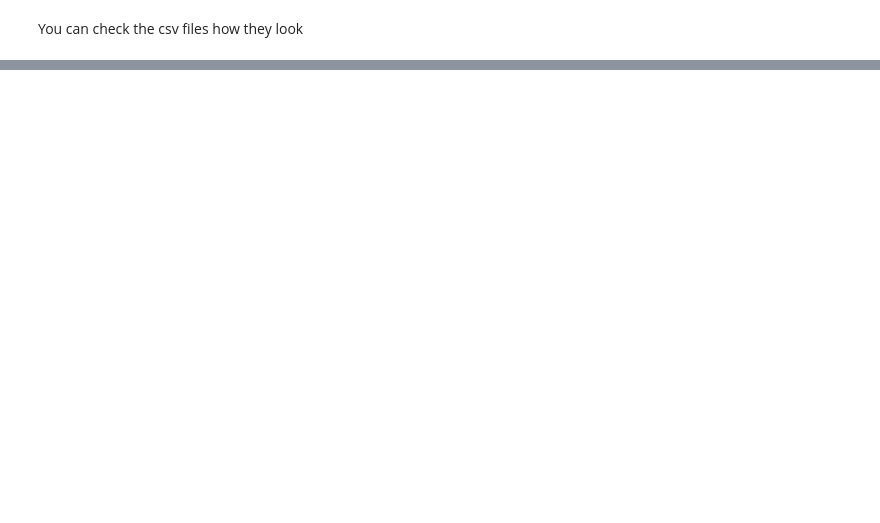
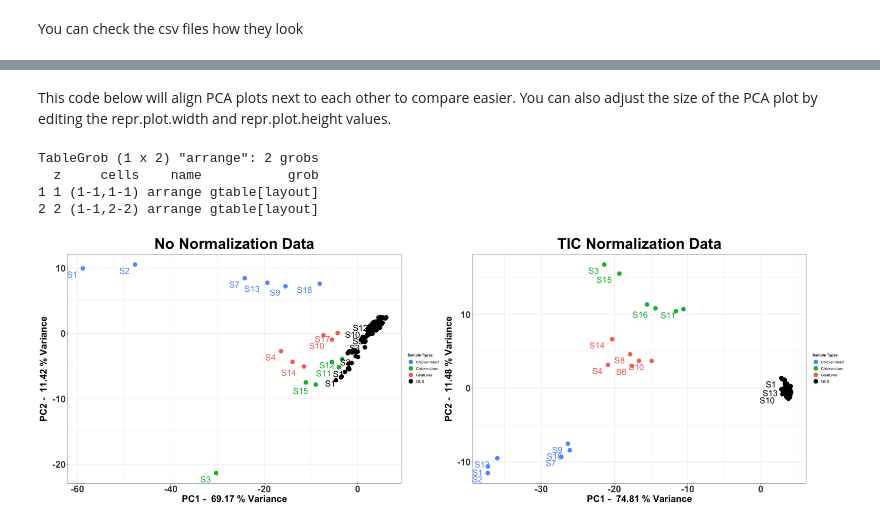
Before and after one commit to Jintonic0226/QCS_Pipeline, a Jupyter notebook: QCS_Pipeline/Tutorial/Tutorial.ipynb, the cells around one changed output, grey strips where cells are left out. Drawn from its saved outputs; the diff is of its cells as text; code cells hidden in the pictures; blank space fills up the shorter version.

```diff
--- a/QCS_Pipeline/Tutorial/Tutorial.ipynb
+++ b/QCS_Pipeline/Tutorial/Tutorial.ipynb
@@ -85,0 +752,14 @@ sample_set_1 <- c("ChickenHeart", "ChickenLiver", "GoatLiver") ## change sample
+# %% [markdown]
+<p>This code below will align PCA plots next to each other to compare easier. You can also adjust the size of the PCA plot by editing the repr.plot.width and repr.plot.height values.</p>
+# %%
+## Overview PCA Plot ##
+library(gridExtra)
+options(repr.plot.width = 30, repr.plot.height = 10)
+combined_plots <- grid.arrange(plot, plot_TIC, ncol = 2)
+print(combined_plots)
+# %% [output]
+TableGrob (1 x 2) "arrange": 2 grobs
+  z     cells    name           grob
+1 1 (1-1,1-1) arrange gtable[layout]
+2 2 (1-1,2-2) arrange gtable[layout]
+[figure, added]
```
Also changed, not shown: parts of 34 cells of this notebook.
